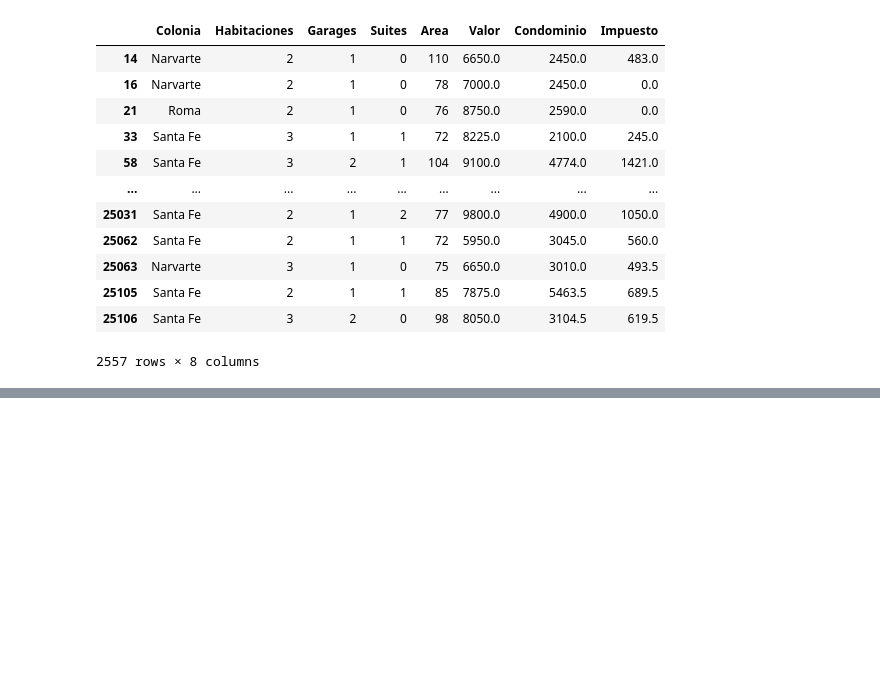
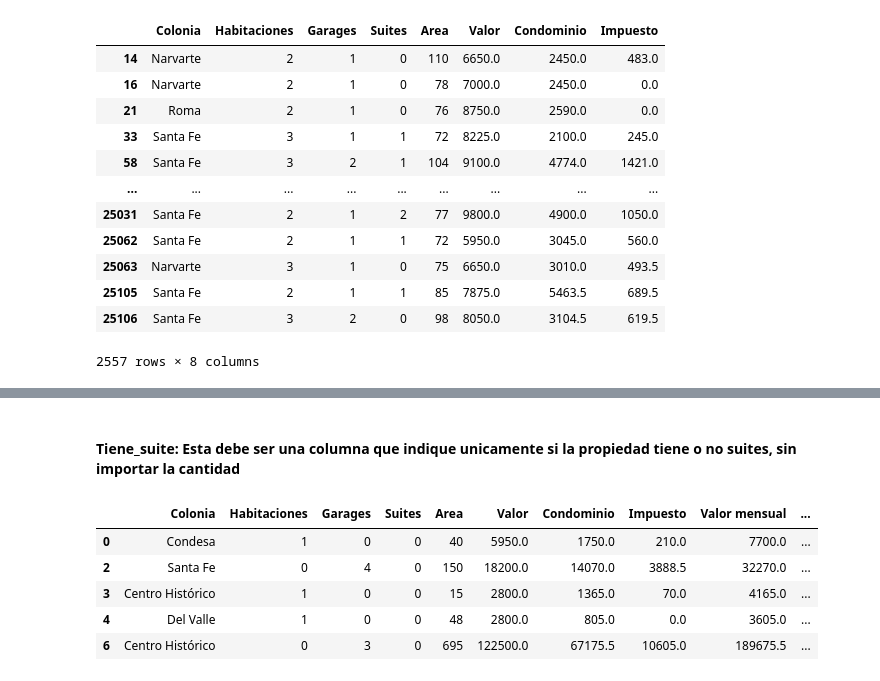
Before and after one commit to Kross363/Python-Data-Science, a Jupyter notebook: Pandas_biblioteca.ipynb, the cells around one changed output, grey strips where cells are left out. Drawn from its saved outputs; the diff is of its cells as text; code cells hidden in the pictures; blank space fills up the shorter version.

```diff
--- a/Pandas_biblioteca.ipynb
+++ b/Pandas_biblioteca.ipynb
@@ -354,0 +404,12 @@ seleccion_2
+# %% [markdown]
+#### Tiene_suite: Esta debe ser una columna que indique unicamente si la propiedad tiene o no suites, sin importar la cantidad
+# %%
+datos["Tiene suite"]=datos["Suites"].apply(lambda x: "Si" if x>0 else "No")
+datos.head()
+# %% [output]
+|  | Colonia | Habitaciones | Garages | Suites | Area | Valor | Condominio | Impuesto | Valor mensual | ... |
+| 0 | Condesa | 1 | 0 | 0 | 40 | 5950.0 | 1750.0 | 210.0 | 7700.0 | ... |
+| 2 | Santa Fe | 0 | 4 | 0 | 150 | 18200.0 | 14070.0 | 3888.5 | 32270.0 | ... |
+| 3 | Centro Histórico | 1 | 0 | 0 | 15 | 2800.0 | 1365.0 | 70.0 | 4165.0 | ... |
+| 4 | Del Valle | 1 | 0 | 0 | 48 | 2800.0 | 805.0 | 0.0 | 3605.0 | ... |
+| 6 | Centro Histórico | 0 | 3 | 0 | 695 | 122500.0 | 67175.5 | 10605.0 | 189675.5 | ... |
```
Also changed, not shown: parts of 14 cells of this notebook.
